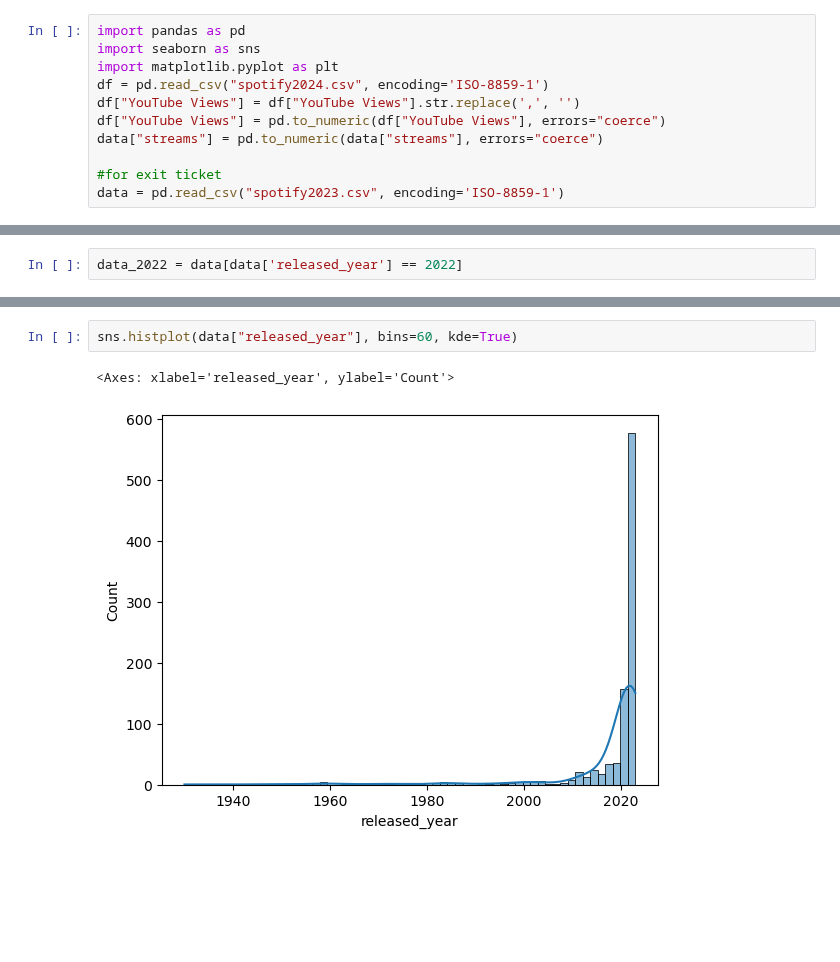
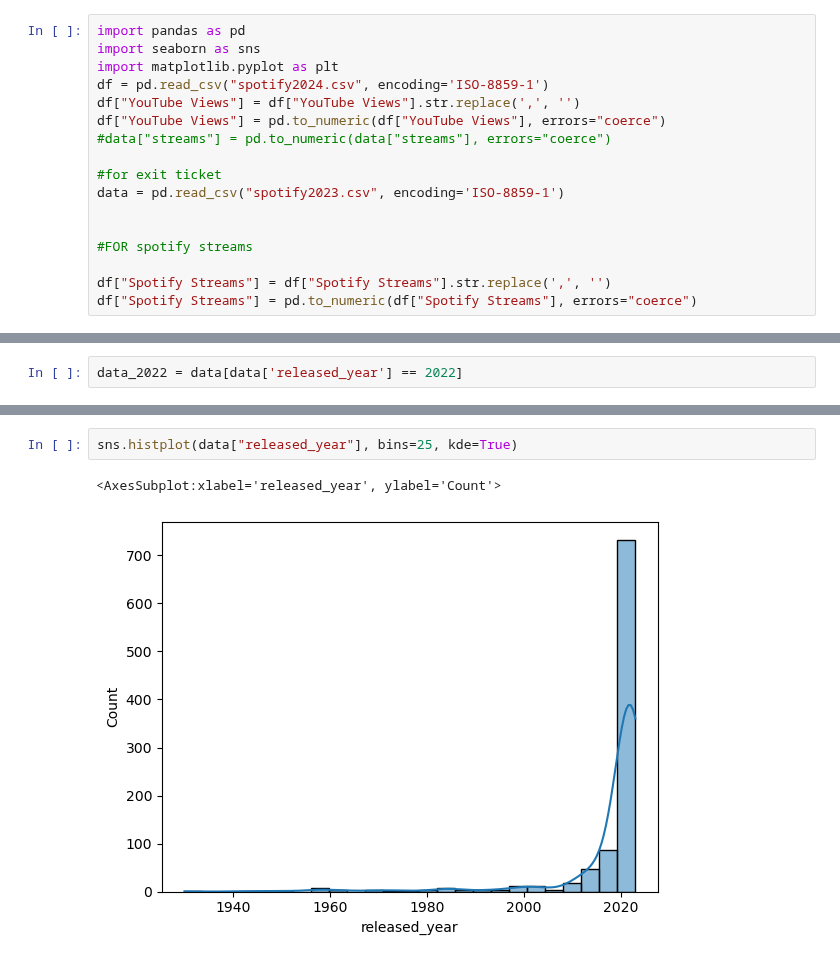
Before and after one commit to IsaacG-L/AI, a Jupyter notebook: Semester 1/Spotify/Spotification2024.ipynb, the cells around one changed output, grey strips where cells are left out. Drawn from its saved outputs; the diff is of its cells as text; blank space fills up the shorter version.

```diff
--- a/Semester 1/Spotify/Spotification2024.ipynb
+++ b/Semester 1/Spotify/Spotification2024.ipynb
@@ -5,10 +5,16 @@ import matplotlib.pyplot as plt
 df = pd.read_csv("spotify2024.csv", encoding='ISO-8859-1')
 df["YouTube Views"] = df["YouTube Views"].str.replace(',', '')
 df["YouTube Views"] = pd.to_numeric(df["YouTube Views"], errors="coerce")
-data["streams"] = pd.to_numeric(data["streams"], errors="coerce")
+#data["streams"] = pd.to_numeric(data["streams"], errors="coerce")
 
 #for exit ticket
 data = pd.read_csv("spotify2023.csv", encoding='ISO-8859-1')
+
+
+#FOR spotify streams
+
+df["Spotify Streams"] = df["Spotify Streams"].str.replace(',', '')
+df["Spotify Streams"] = pd.to_numeric(df["Spotify Streams"], errors="coerce")
 # %%
 df.head()
 # %% [output]
@@ -131,7 +140,7 @@ sns.histplot(data_2022['streams'], bins=100, kde=False)
 [figure]
 # %%
-sns.histplot(data["released_year"], bins=60, kde=True)
+sns.histplot(data["released_year"], bins=25, kde=True)
 # %% [output]
-<Axes: xlabel='released_year', ylabel='Count'>
+<AxesSubplot:xlabel='released_year', ylabel='Count'>
-[figure, old version]
+[figure, new version]
 # %%
```
Also changed, not shown: parts of 12 cells of this notebook.
